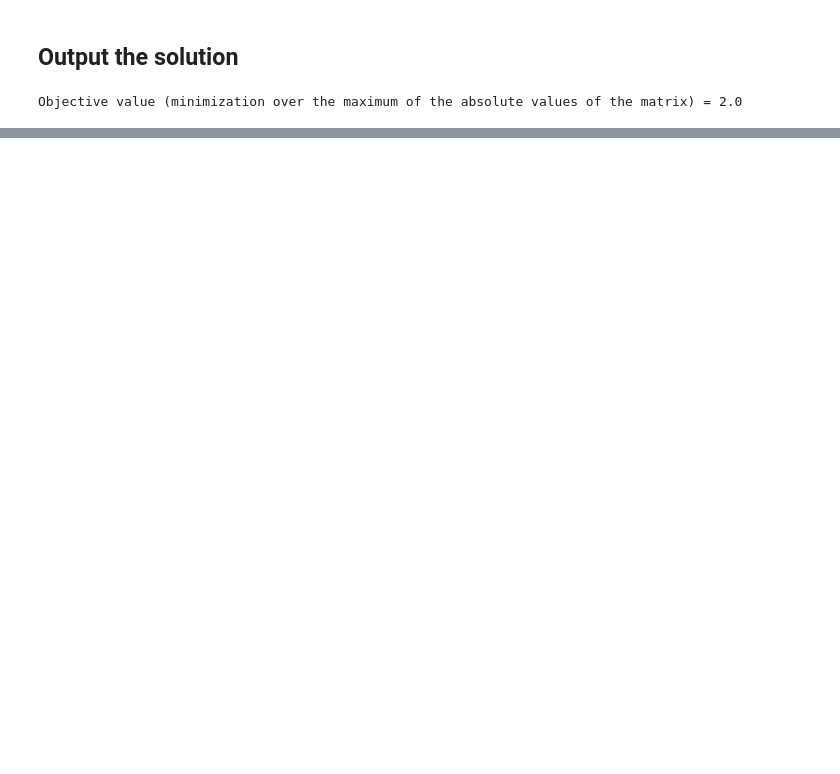
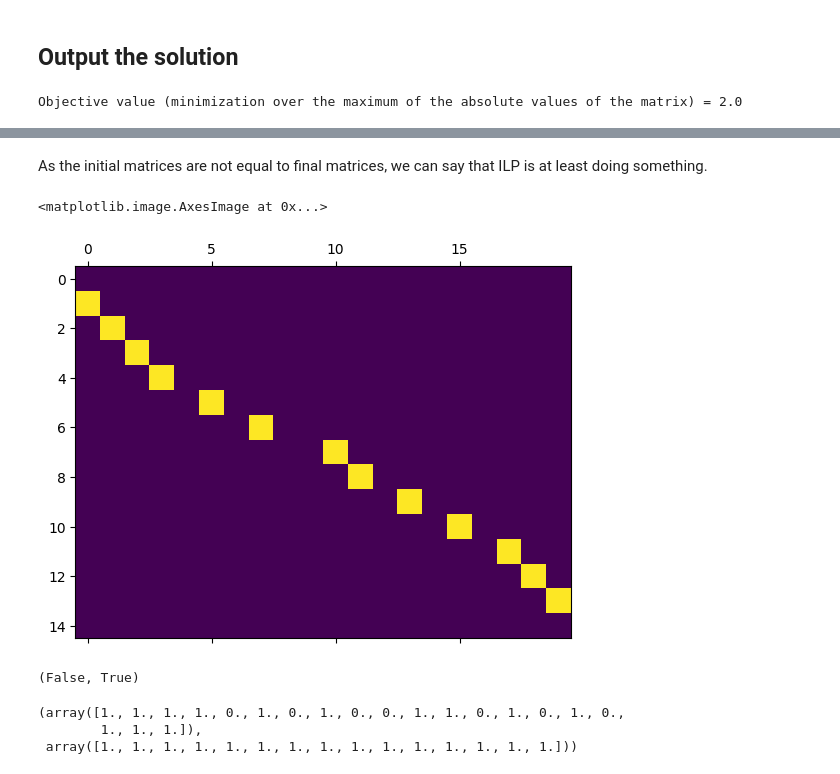
Before and after one commit to MunchLab/ceREEBerus, a Jupyter notebook: doc_source/notebooks/linear_optimization_single_triangle.ipynb, the cells around one changed output, grey strips where cells are left out. Drawn from its saved outputs; the diff is of its cells as text; code cells hidden in the pictures; blank space fills up the shorter version.

```diff
--- a/doc_source/notebooks/linear_optimization_ishika.ipynb
+++ b/doc_source/notebooks/linear_optimization_single_triangle.ipynb
@@ -246,0 +291,19 @@ Objective value (minimization over the maximum of the absolute values of the mat
+# %% [markdown]
+As the initial matrices are not equal to final matrices, we can say that ILP is at least doing something.
+# %%
+plt.matshow(Phi)
+# %% [output]
+<matplotlib.image.AxesImage at 0x...>
+[figure, added]
+# %%
+# did phi and psi_n change?
+np.allclose(phi_mat, Phi), np.allclose(psi_n_mat, Psi_n)
+# %% [output]
+(False, True)
+# %%
+# do columns add up to 1 for phi and pshi_n?
+np.sum(Phi, axis=0), np.sum(Psi_n, axis=0)
+# %% [output]
+(array([1., 1., 1., 1., 0., 1., 0., 1., 0., 0., 1., 1., 0., 1., 0., 1., 0.,
+        1., 1., 1.]),
+ array([1., 1., 1., 1., 1., 1., 1., 1., 1., 1., 1., 1., 1., 1., 1.]))
```
Also changed, not shown: parts of 17 cells of this notebook, 6 other files.
